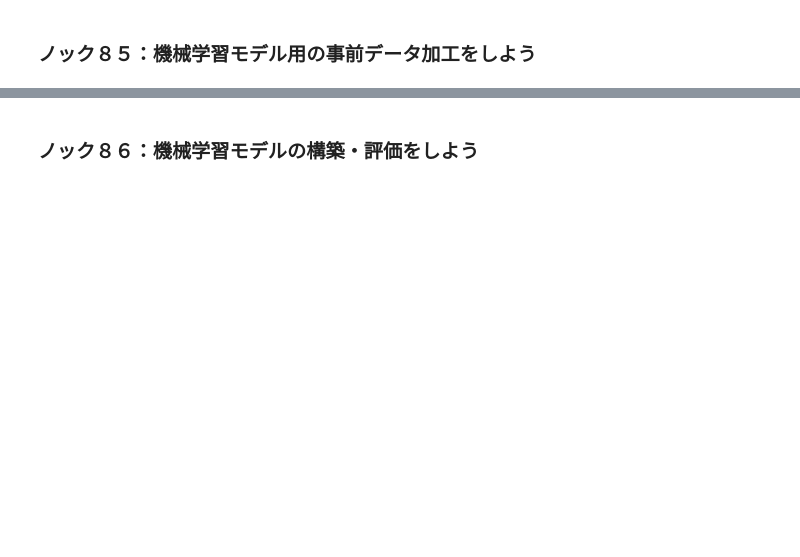
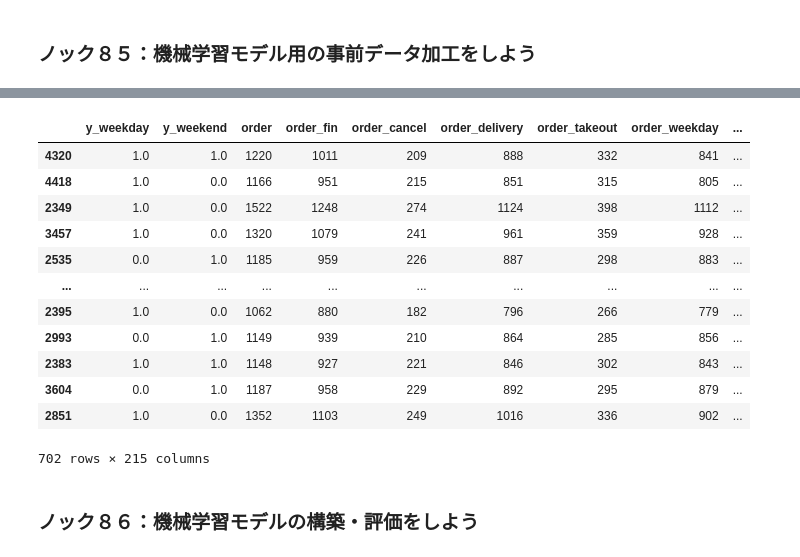
Before and after one commit to HayateSato/Pra, a Jupyter notebook: 9章_小規模機械学習システムを作成する１０本ノック.ipynb, the cells around one changed output, grey strips where cells are left out. Drawn from its saved outputs; the diff is of its cells as text; code cells hidden in the pictures; blank space fills up the shorter version.

```diff
--- a/9章_小規模機械学習システムを作成する１０本ノック.ipynb
+++ b/9章_小規模機械学習システムを作成する１０本ノック.ipynb
@@ -209,3 +209,22 @@ ml_base_data.to_csv(os.path.join(ml_base_dir, ml_base_file), index=False)
 更新後：2340件
 # %% [markdown]
 ### ノック８５：機械学習モデル用の事前データ加工をしよう
+# %%
+category_data = pd.get_dummies(ml_base_data['store_name'], prefix='store' ,prefix_sep='_')
+del category_data['store_麻生店']
+del ml_base_data['year_month']
+del ml_base_data['store_name']
+ml_base_data = pd.concat([ml_base_data, category_data],axis=1)
+
+from sklearn.model_selection import train_test_split
+train_data, test_data = train_test_split(ml_base_data, test_size=0.3, random_state=0)
+print(f'Train：{len(train_data)}件/ Test:{len(test_data)}')
+print(f'Weekday Train0：{len(train_data.loc[train_data["y_weekday"]==0])}件')
+print(f'Weekday Train1：{len(train_data.loc[train_data["y_weekday"]==1])}件')
+print(f'Weekday Test0：{len(test_data.loc[test_data["y_weekday"]==0])}件')
+print(f'Weekday Test1：{len(test_data.loc[test_data["y_weekday"]==1])}件')
+
+print(f'Weekend Train0：{len(train_data.loc[train_data["y_weekend"]==0])}件')
+print(f'Weekend Train1：{len(train_data.loc[train_data["y_weekend"]==1])}件')
+print(f'Weekend Test0：{len(test_data.loc[test_data["y_weekend"]==0])}件')
+print(f'Weekend Test1：{len(test_data.loc[test_data["y_weekend"]==1])}件')
@@ -212,2 +241,18 @@ ml_base_data.to_csv(os.path.join(ml_base_dir, ml_base_file), index=False)
+# %%
+test_data
+# %% [output]
+|  | y_weekday | y_weekend | order | order_fin | order_cancel | order_delivery | order_takeout | order_weekday | ... |
+| 4320 | 1.0 | 1.0 | 1220 | 1011 | 209 | 888 | 332 | 841 | ... |
+| 4418 | 1.0 | 0.0 | 1166 | 951 | 215 | 851 | 315 | 805 | ... |
+| 2349 | 1.0 | 0.0 | 1522 | 1248 | 274 | 1124 | 398 | 1112 | ... |
+| 3457 | 1.0 | 0.0 | 1320 | 1079 | 241 | 961 | 359 | 928 | ... |
+| 2535 | 0.0 | 1.0 | 1185 | 959 | 226 | 887 | 298 | 883 | ... |
+| ... | ... | ... | ... | ... | ... | ... | ... | ... | ... |
+| 2395 | 1.0 | 0.0 | 1062 | 880 | 182 | 796 | 266 | 779 | ... |
+| 2993 | 0.0 | 1.0 | 1149 | 939 | 210 | 864 | 285 | 856 | ... |
+| 2383 | 1.0 | 1.0 | 1148 | 927 | 221 | 846 | 302 | 843 | ... |
+| 3604 | 0.0 | 1.0 | 1187 | 958 | 229 | 892 | 295 | 879 | ... |
+| 2851 | 1.0 | 0.0 | 1352 | 1103 | 249 | 1016 | 336 | 902 | ... |
+702 rows × 215 columns
 # %% [markdown]
 ### ノック８６：機械学習モデルの構築・評価をしよう
```
Also changed, not shown: parts of 11 cells of this notebook.
